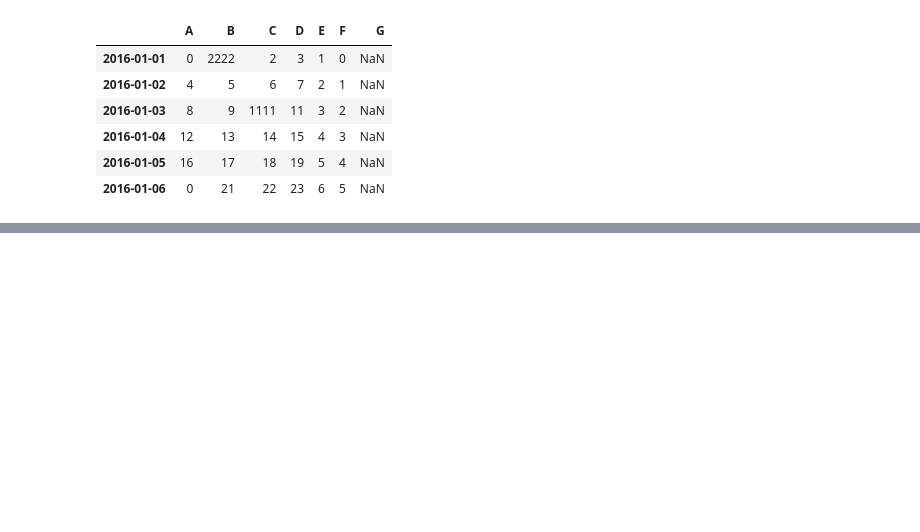
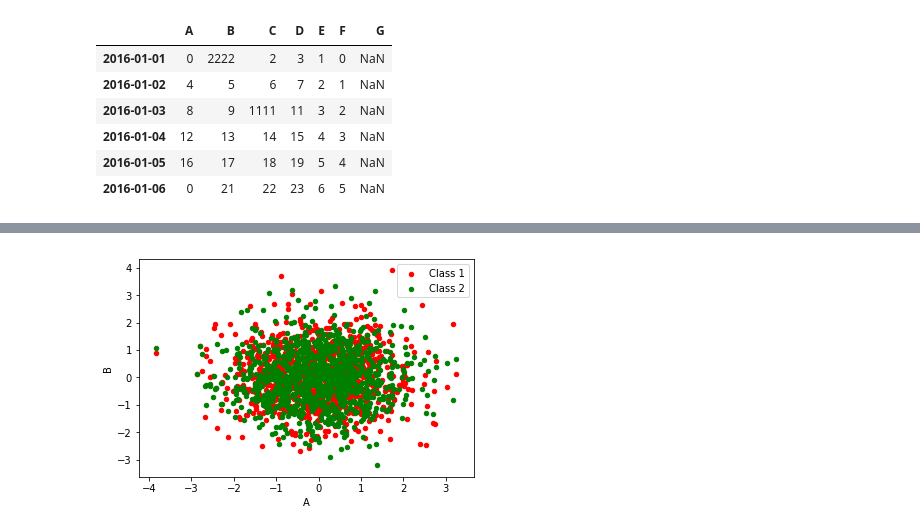
Before and after one commit to RayestGeeta/Python-basic-tutorial, a Jupyter notebook: numpy&pandas.ipynb, the cells around one changed output, grey strips where cells are left out. Saved outputs shown, nothing was run; the diff lists cells and outputs as text; code cells hidden in the pictures; blank space fills up the shorter version.

```diff
--- a/numpy&pandas.ipynb
+++ b/numpy&pandas.ipynb
@@ -513,0 +723,12 @@ df.sort_index(axis = 1)
+# %%
+data = pd.DataFrame(
+    np.random.randn(1000,4),
+    index=np.arange(1000),
+    columns=list("ABCD")
+    )
+data.cumsum()
+axs = data.plot.scatter(x='A', y='C',color = 'red',label = 'Class 1')
+data.plot.scatter(x='A', y='B',color = 'Green',label = 'Class 2',ax = axs)
+plt.show()
+# %% [output]
+[figure, added]
```
Also changed, not shown: parts of 38 cells of this notebook.
